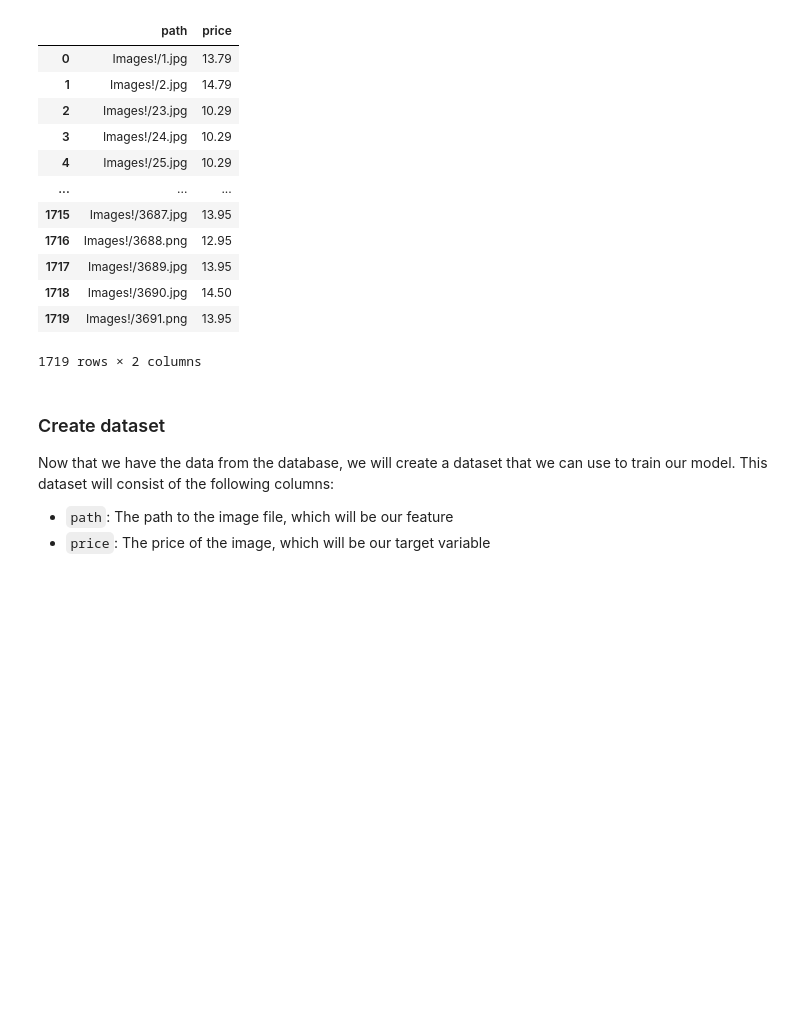
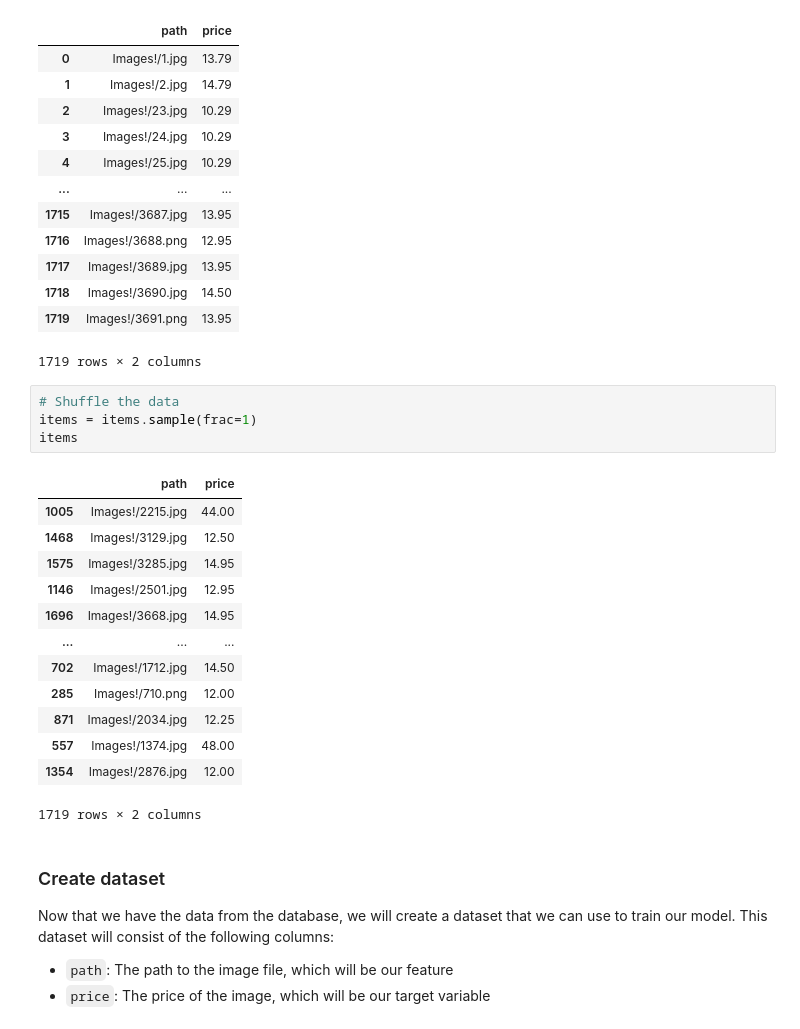
Before and after one commit to GW-Neural-Networks-Eatable/Neural-Networks-Final-Project, a Jupyter notebook: model_reg.ipynb, the cells around one changed output. Cells and saved outputs as stored; diff of their text form; blank space fills up the shorter version.

```diff
--- a/model_reg.ipynb
+++ b/model_reg.ipynb
@@ -63,6 +61,24 @@ items
 | 1718 | Images!/3690.jpg | 14.50 |
 | 1719 | Images!/3691.png | 13.95 |
 1719 rows × 2 columns
+# %%
+# Shuffle the data
+items = items.sample(frac=1)
+items
+# %% [output]
+|  | path | price |
+| 1005 | Images!/2215.jpg | 44.00 |
+| 1468 | Images!/3129.jpg | 12.50 |
+| 1575 | Images!/3285.jpg | 14.95 |
+| 1146 | Images!/2501.jpg | 12.95 |
+| 1696 | Images!/3668.jpg | 14.95 |
+| ... | ... | ... |
+| 702 | Images!/1712.jpg | 14.50 |
+| 285 | Images!/710.png | 12.00 |
+| 871 | Images!/2034.jpg | 12.25 |
+| 557 | Images!/1374.jpg | 48.00 |
+| 1354 | Images!/2876.jpg | 12.00 |
+1719 rows × 2 columns
 # %% [markdown]
 ### Create dataset
 Now that we have the data from the database, we will create a dataset that we can use to train our model. This dataset will consist of the following columns:
```
Also changed, not shown: parts of 10 cells of this notebook, 2 other files.
